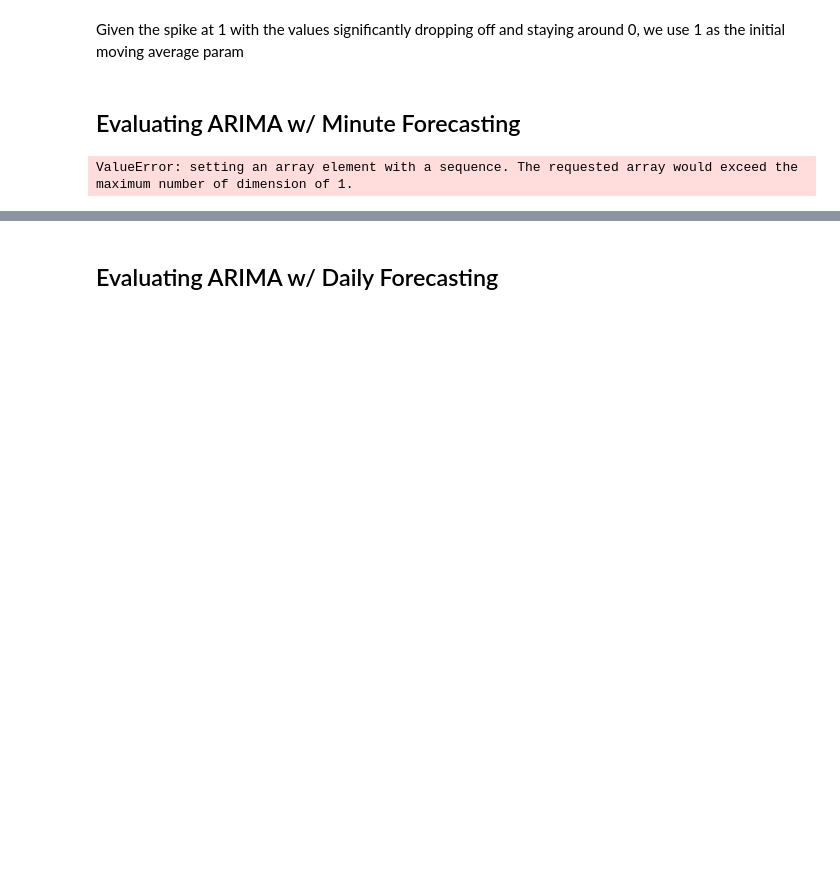
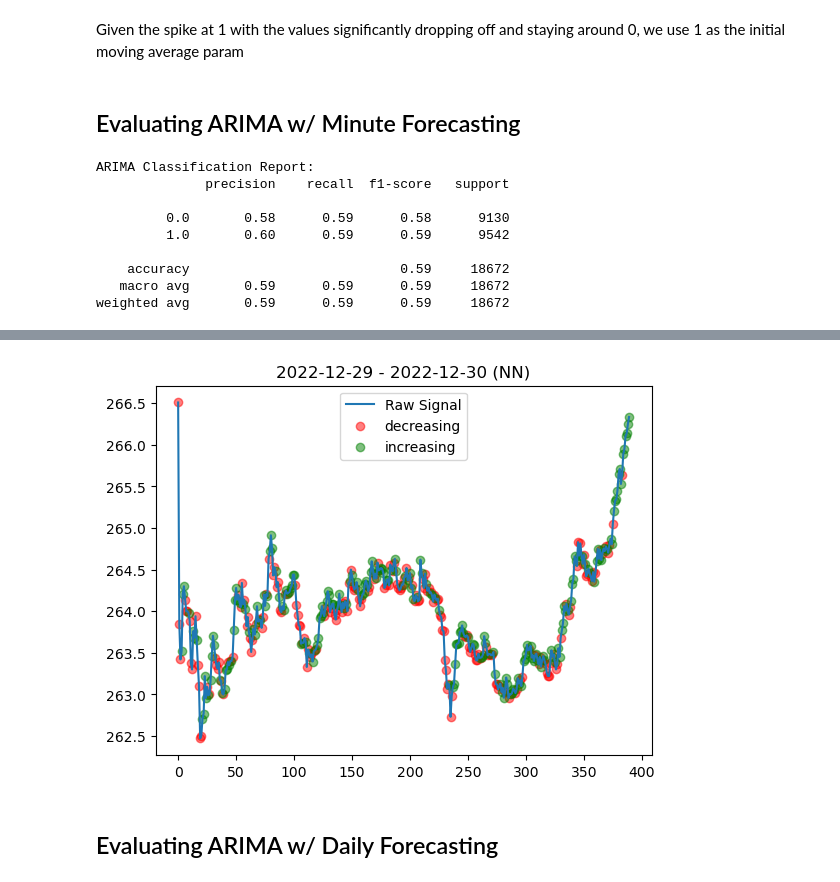
Before and after one commit to sindarian/market-trend-classification, a Jupyter notebook: analysis_driver.ipynb, the cells around one changed output, grey strips where cells are left out. Saved outputs shown, nothing was run; the diff lists cells and outputs as text; code cells hidden in the pictures; blank space fills up the shorter version.

```diff
--- a/analysis_driver.ipynb
+++ b/analysis_driver.ipynb
@@ -260,14 +320,12 @@ Given the spike at 1 with the values significantly dropping off and staying arou
 arima_minute_forecast_df = data_df.loc[np.in1d(data_df.EpochTime, test_df.EpochTime)]
 
 # fit/forecast ARIMA
-price_column = 'Open'
+price_column = 'Close'
 minute_forecast_df = arima.minute_forecast(arima_minute_forecast_df, sig_col=price_column)
-# %% [output]
-ValueError: setting an array element with a sequence. The requested array would exceed the maximum number of dimension of 1.
 # %%
 # classify the arima forecasts as increasing or decreasing
 arima_yhat = arima.convert_forecast_to_classification(minute_forecast_df[f'Forecast {price_column}'].values)
-arima_yhat_df = pd.DataFrame({'EpochTime': minute_forecast_df.EpochTime.iloc[1:],
+arima_yhat_df = pd.DataFrame({'EpochTime': minute_forecast_df.EpochTime.iloc[-arima_yhat.shape[0]:],
                               'Label': arima_yhat})
 
 # generate classification report
@@ -277,3 +335,13 @@ print(classification_report(test_df.Label.values[-arima_yhat.shape[0]:],
 
 # plot the ARIMA diff overtop the raw prices for the final day (390 minutes) in the DF
 ps.plot_label_over_signal(data_df.iloc[-390:], arima_yhat_df.iloc[-390:], 'Close')
+# %% [output]
+ARIMA Classification Report:
+              precision    recall  f1-score   support
+
+         0.0       0.58      0.59      0.58      9130
+         1.0       0.60      0.59      0.59      9542
+
+    accuracy                           0.59     18672
+   macro avg       0.59      0.59      0.59     18672
+weighted avg       0.59      0.59      0.59     18672
@@ -280,3 +349,4 @@ ps.plot_label_over_signal(data_df.iloc[-390:], arima_yhat_df.iloc[-390:], 'Close
+[figure, added]
 # %% [markdown]
 ## Evaluating ARIMA w/ Daily Forecasting
 # %%
```
Also changed, not shown: parts of 7 cells of this notebook, 3 other files.
